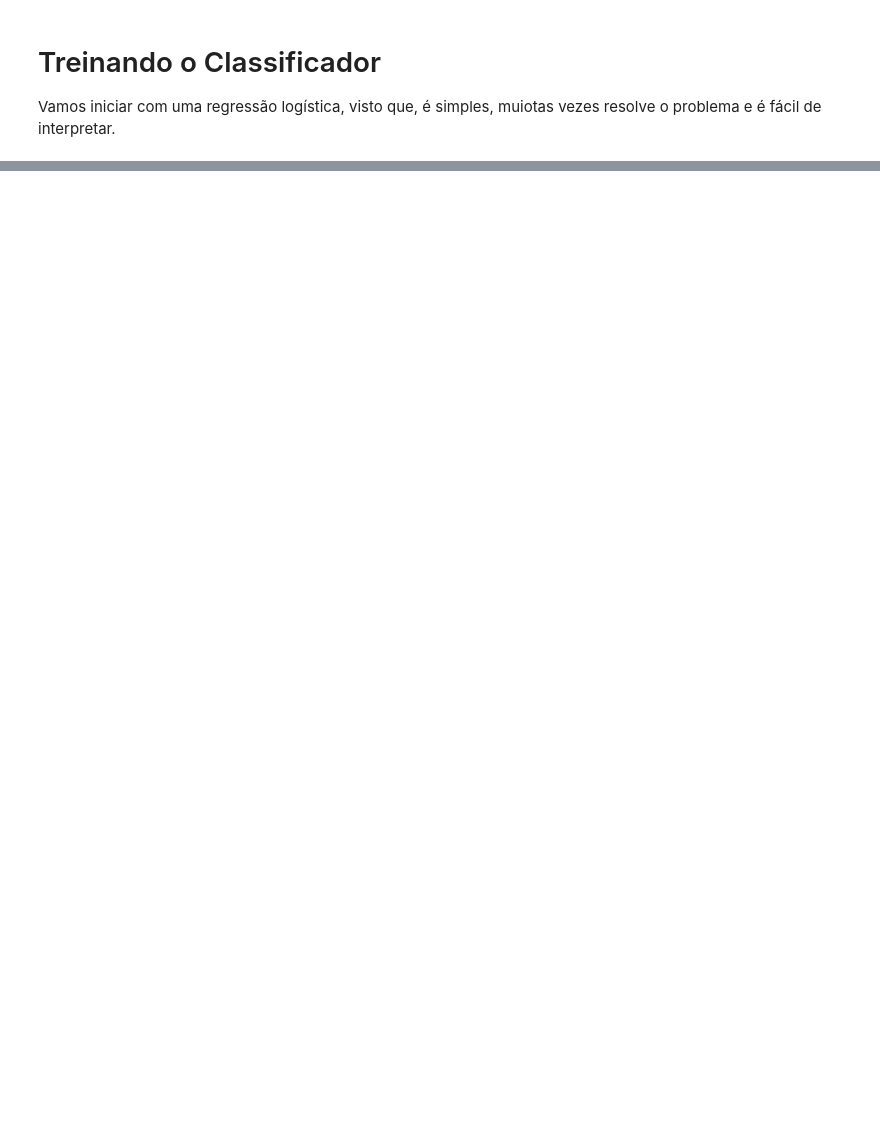
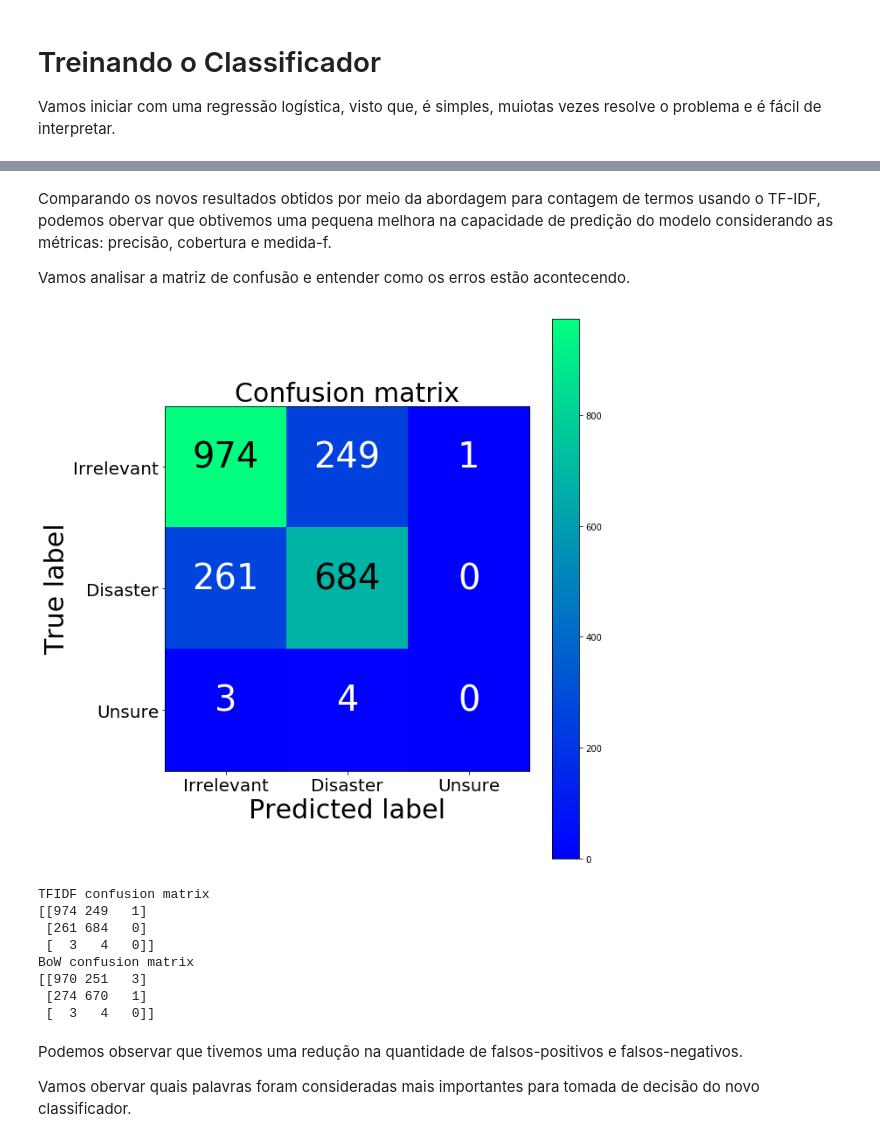
Before and after one commit to ErickCosta/nlp-beginner, a Jupyter notebook: NLP Guide.ipynb, the cells around one changed output, grey strips where cells are left out. Saved outputs shown, nothing was run; the diff lists cells and outputs as text; code cells hidden in the pictures; blank space fills up the shorter version.

```diff
--- a/NLP Guide.ipynb
+++ b/NLP Guide.ipynb
@@ -292,0 +463,8 @@ Vamos iniciar com uma regressão logística, visto que, é simples, muiotas veze
+# %%
+clf_tfidf = LogisticRegression(C=30.0, class_weight='balanced', solver='newton-cg',
+                         multi_class='multinomial', n_jobs=-1, random_state=40)
+
+#Treinando o modelo com o vocabulário construindo e as variáveis alvo
+clf_tfidf.fit(X_train_tfidf, y_train)
+
+y_predicted_tfidf = clf_tfidf.predict(X_test_tfidf)
@@ -292,0 +477,27 @@ Vamos iniciar com uma regressão logística, visto que, é simples, muiotas veze
+# %% [markdown]
+Comparando os novos resultados obtidos por meio da abordagem para contagem de termos usando o TF-IDF, podemos obervar que obtivemos uma pequena melhora na capacidade de predição do modelo considerando as métricas: precisão, cobertura e medida-f.
+
+Vamos analisar a matriz de confusão e entender como os erros estão acontecendo.
+# %%
+cm2 = confusion_matrix(y_test, y_predicted_tfidf)
+fig = plt.figure(figsize=(9, 9))
+plot = plot_confusion_matrix(cm2, classes=['Irrelevant','Disaster','Unsure'], normalize=False, title='Confusion matrix')
+plt.show()
+print("TFIDF confusion matrix")
+print(cm2)
+print("BoW confusion matrix")
+print(cm)
+# %% [output]
+[figure, added]
+TFIDF confusion matrix
+[[974 249   1]
+ [261 684   0]
+ [  3   4   0]]
+BoW confusion matrix
+[[970 251   3]
+ [274 670   1]
+ [  3   4   0]]
+# %% [markdown]
+Podemos observar que tivemos uma redução na quantidade de falsos-positivos e falsos-negativos.
+
+Vamos obervar quais palavras foram consideradas mais importantes para tomada de decisão do novo classificador.
```
Also changed, not shown: parts of 41 cells of this notebook, 2 other files.
